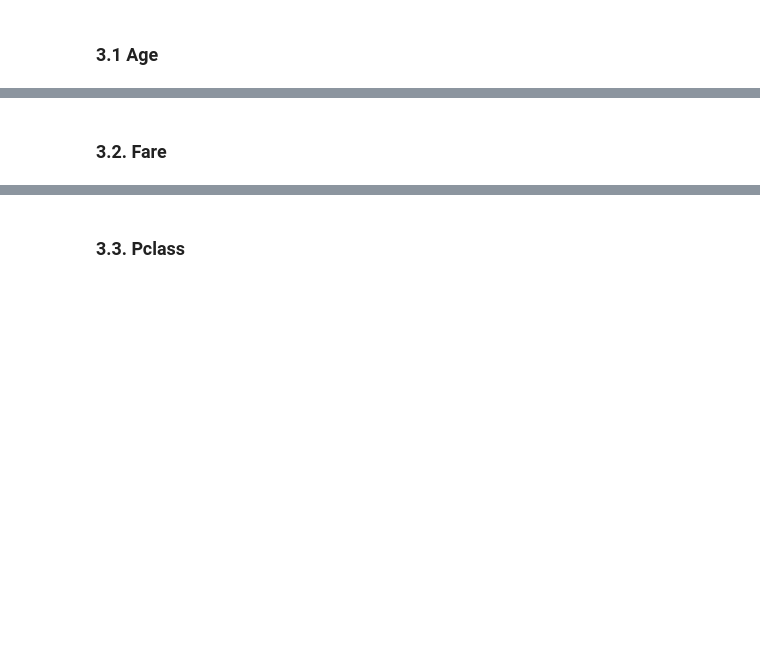
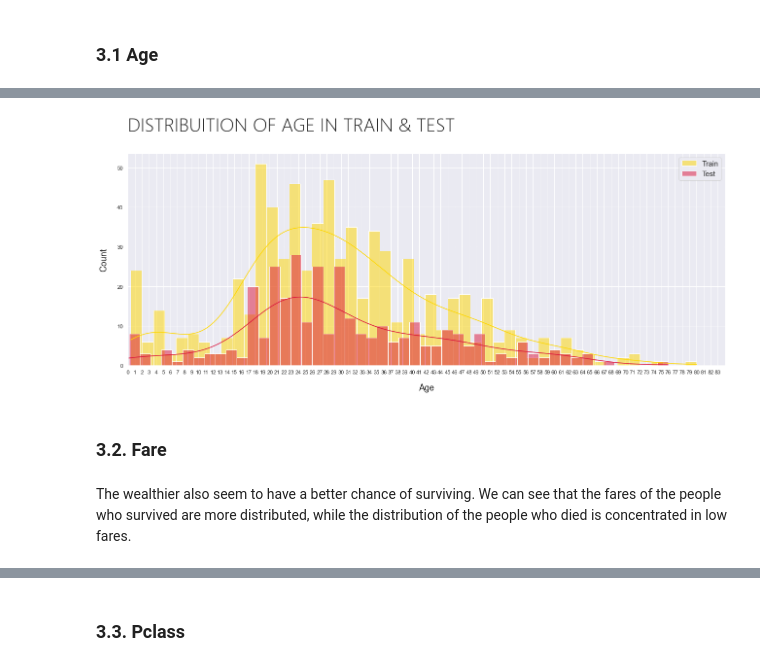
Before and after one commit to mathanssen/titanic, a Jupyter notebook: notebook/Titanic.ipynb, the cells around one changed output, grey strips where cells are left out. Saved outputs shown, nothing was run; the diff lists cells and outputs as text; code cells hidden in the pictures; blank space fills up the shorter version.

```diff
--- a/notebook/Titanic.ipynb
+++ b/notebook/Titanic.ipynb
@@ -194,20 +245,24 @@ fig.suptitle("AGE BY SURVIVED", x=0.125, y=1.0, ha='left', fontweight=100, fontf
 # %%
 fig = plt.figure(figsize=(22, 8))
-hist = sns.histplot(df_train["Age"], color="springgreen", kde=True, bins=50, label="Train")
-hist = sns.histplot(df_test["Age"], color="gold", kde=True, bins=50, label="Test")
+hist = sns.histplot(df_train["Age"], color="gold", kde=True, bins=50, label="Train")
+hist = sns.histplot(df_test["Age"], color="crimson", kde=True, bins=50, label="Test")
 
 plt.xlim(0)
 
 title = fig.suptitle("DISTRIBUITION OF AGE IN TRAIN & TEST", x=0.125, y=1.01, ha='left',
                      fontweight=100, fontfamily='Segoe UI', size=39)
 
 hist.xaxis.set_major_locator(ticker.MultipleLocator(1))
 hist.xaxis.set_major_formatter(ticker.ScalarFormatter())
 
 plt.legend()
 plt.show()
+# %% [output]
+[figure, added]
 # %% [markdown]
 ### 3.2. Fare
+# %% [markdown]
+The wealthier also seem to have a better chance of surviving. We can see that the fares of the people who survived are more distributed, while the distribution of the people who died is concentrated in low fares.
 # %%
 fig = plt.figure(figsize=(22,8))
 kde = sns.kdeplot(x="Fare", data=df_train, cut=0, hue="Survived", fill=True, legend=True, palette="mako_r")
```
Also changed, not shown: parts of 116 cells of this notebook, 1 other file.
